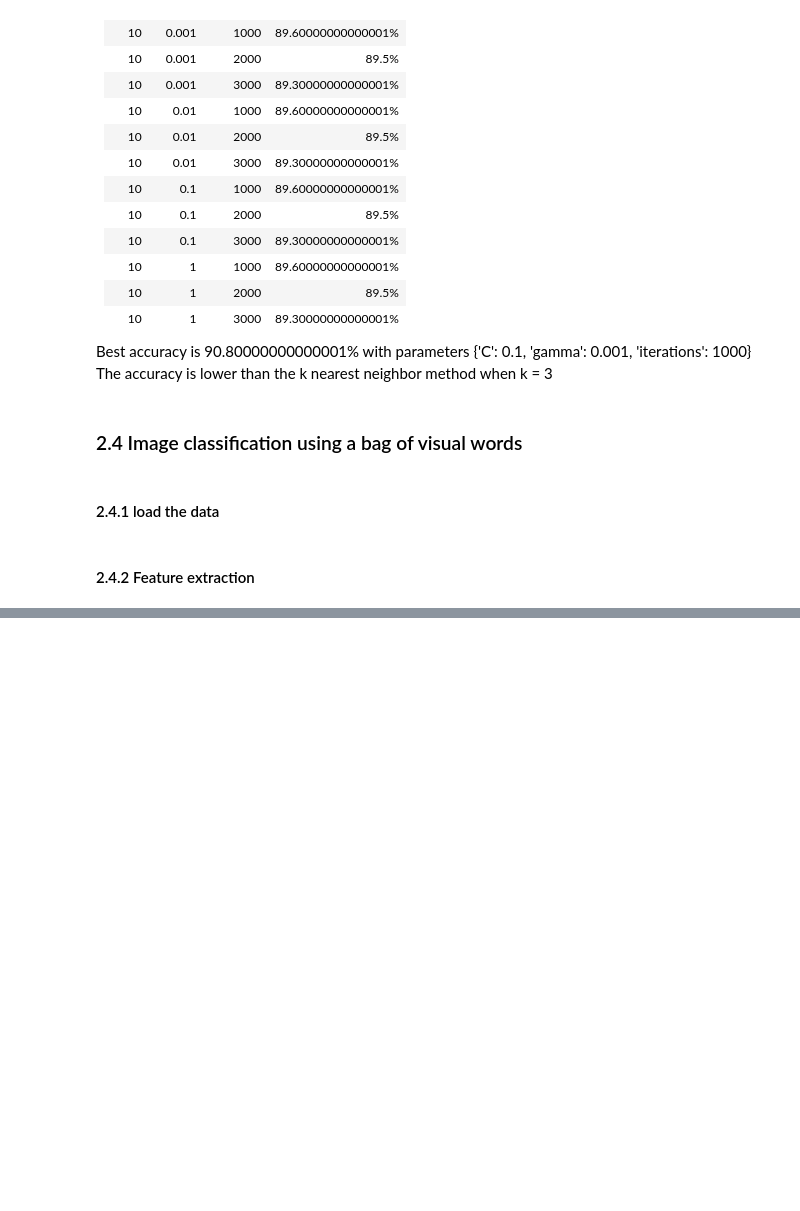
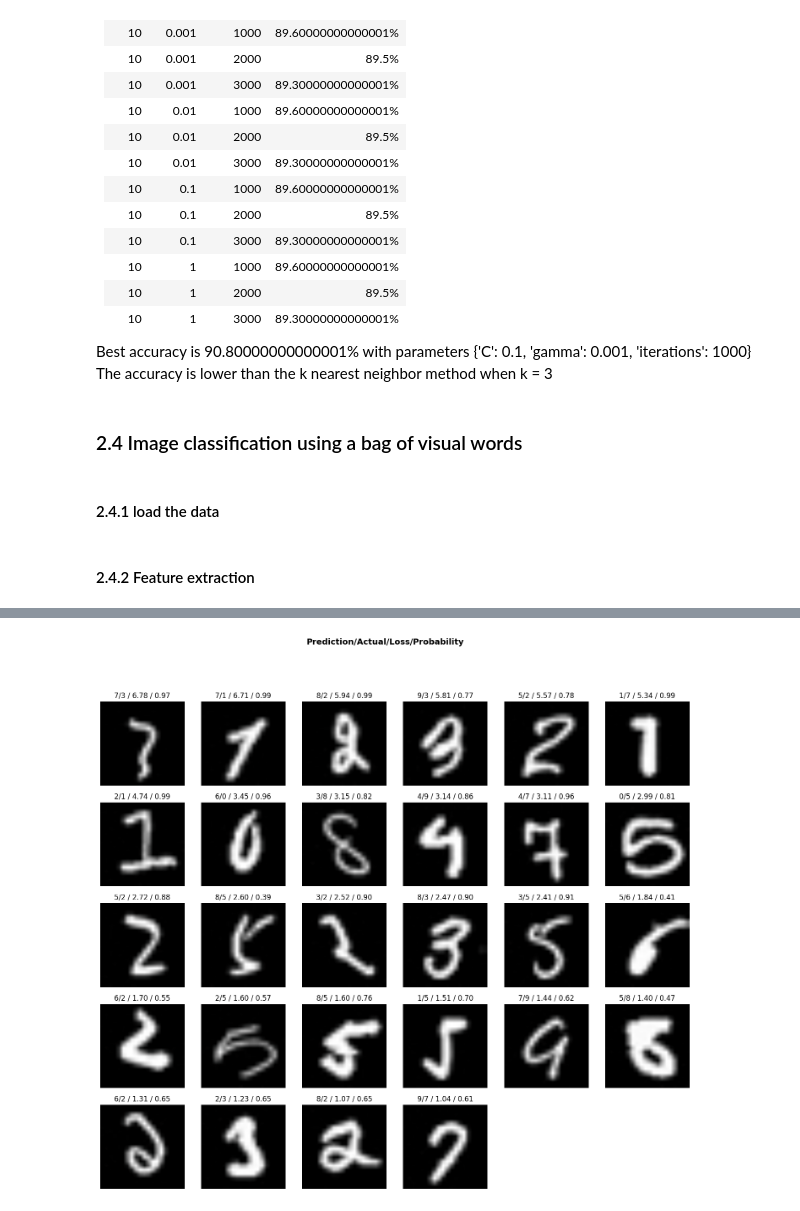
Before and after one commit to KarthikKaravatt/MPAssignment, a Jupyter notebook: Assignment.ipynb, the cells around one changed output, grey strips where cells are left out. Cells and saved outputs as stored; diff of their text form; code cells hidden in the pictures; blank space fills up the shorter version.

```diff
--- a/Assignment.ipynb
+++ b/Assignment.ipynb
@@ -805,0 +879,6 @@ Class based accuracies:
+# %%
+matrix = interp.confusion_matrix()
+losses = np.sum(matrix) - np.trace(matrix)
+# Plot top losses
+interp.plot_top_losses(losses, nrows=5)
+# %% [output]
@@ -805,0 +887 @@ Class based accuracies:
+[figure, added]
```
Also changed, not shown: parts of 9 cells of this notebook.
